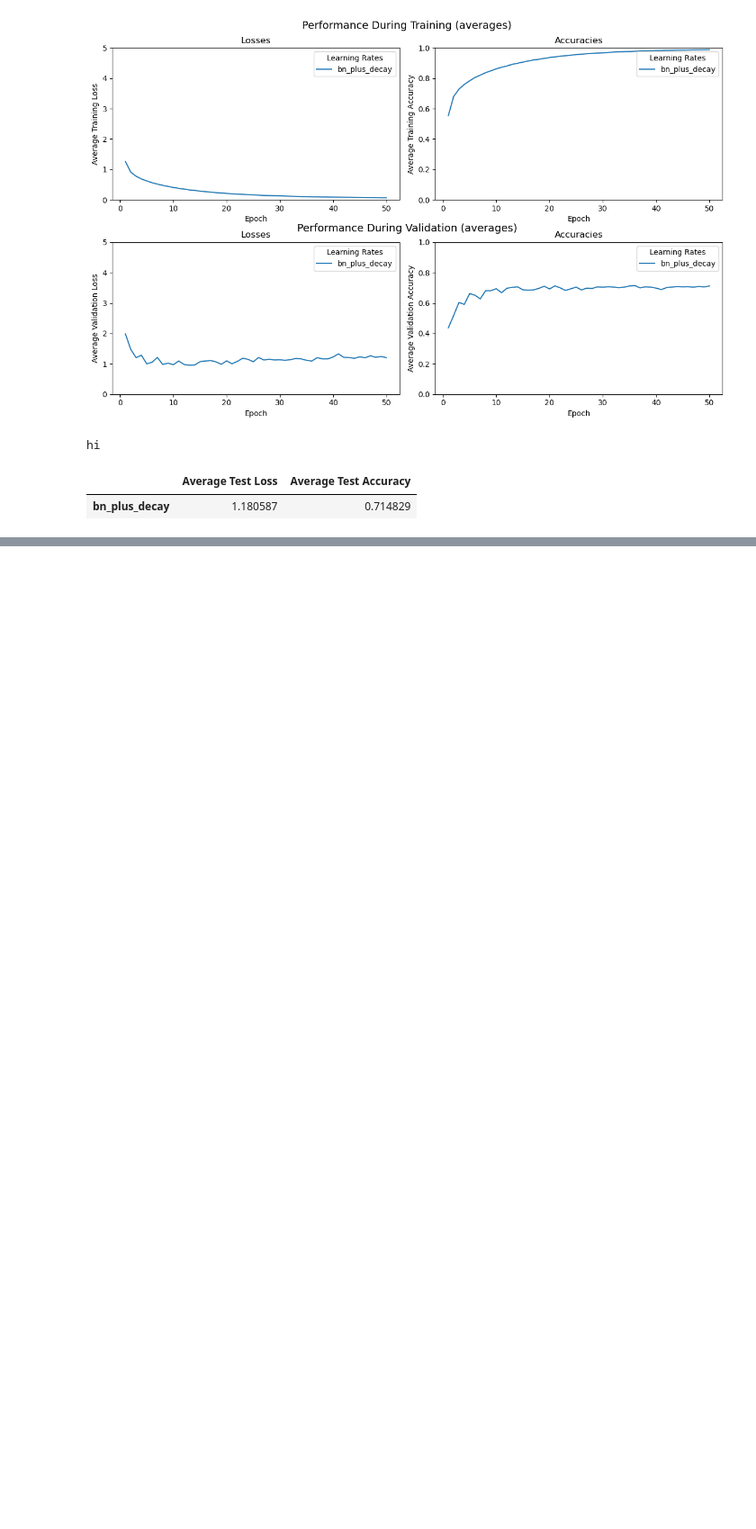
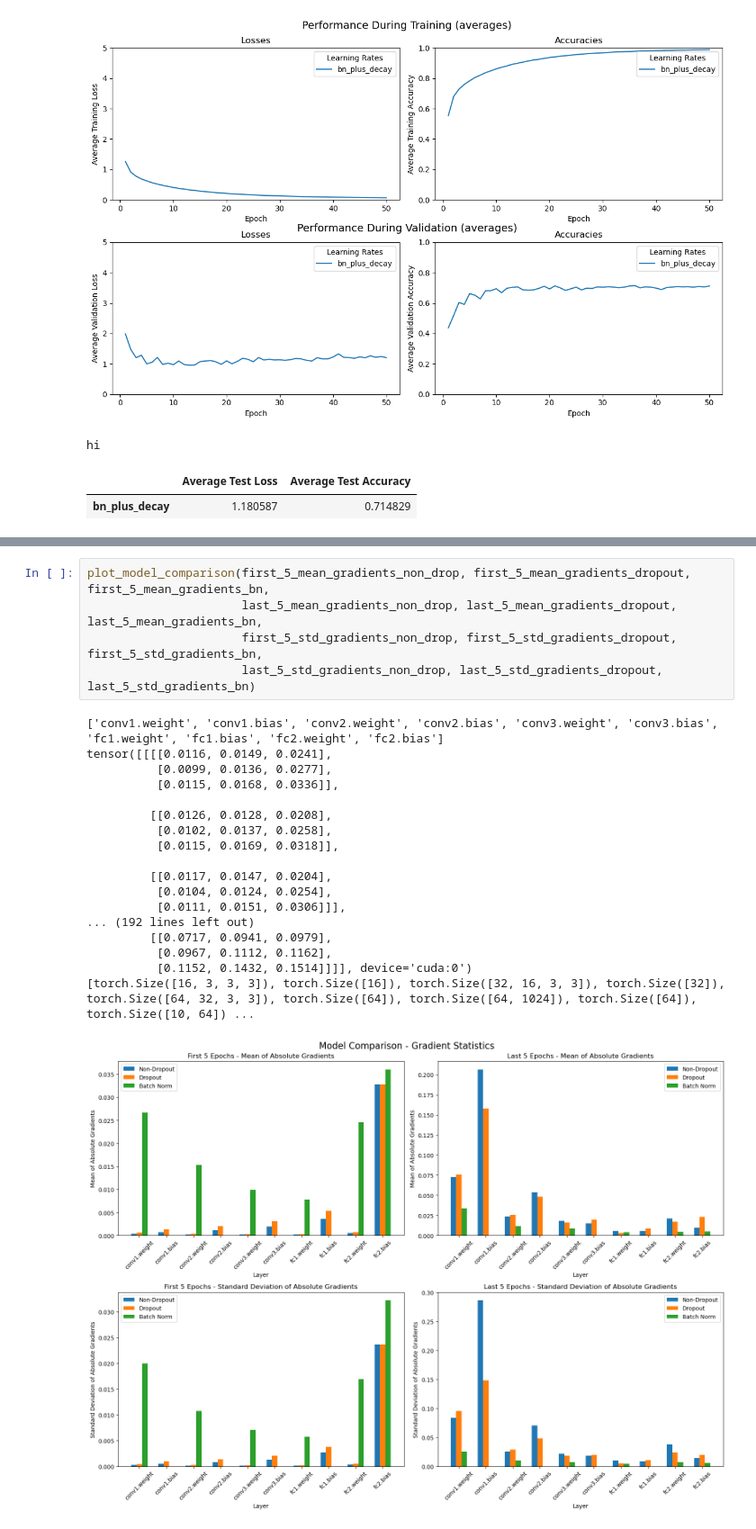
Before and after one commit to raymondfdavey/MSc_2024_NN_ASSESSMENT, a Jupyter notebook: fresh_ex_3.ipynb, the cells around one changed output, grey strips where cells are left out. Shown at 90% size. Drawn from its saved outputs; the diff is of its cells as text; blank space fills up the shorter version.

```diff
--- a/fresh_ex_3.ipynb
+++ b/fresh_ex_3.ipynb
@@ -780,0 +1239,24 @@ hi
+# %%
+plot_model_comparison(first_5_mean_gradients_non_drop, first_5_mean_gradients_dropout, first_5_mean_gradients_bn,
+                      last_5_mean_gradients_non_drop, last_5_mean_gradients_dropout, last_5_mean_gradients_bn,
+                      first_5_std_gradients_non_drop, first_5_std_gradients_dropout, first_5_std_gradients_bn,
+                      last_5_std_gradients_non_drop, last_5_std_gradients_dropout, last_5_std_gradients_bn)
+# %% [output]
+['conv1.weight', 'conv1.bias', 'conv2.weight', 'conv2.bias', 'conv3.weight', 'conv3.bias', 'fc1.weight', 'fc1.bias', 'fc2.weight', 'fc2.bias']
+tensor([[[[0.0116, 0.0149, 0.0241],
+          [0.0099, 0.0136, 0.0277],
+          [0.0115, 0.0168, 0.0336]],
+
+         [[0.0126, 0.0128, 0.0208],
+          [0.0102, 0.0137, 0.0258],
+          [0.0115, 0.0169, 0.0318]],
+
+         [[0.0117, 0.0147, 0.0204],
+          [0.0104, 0.0124, 0.0254],
+          [0.0111, 0.0151, 0.0306]]],
+... (192 lines left out)
+         [[0.0717, 0.0941, 0.0979],
+          [0.0967, 0.1112, 0.1162],
+          [0.1152, 0.1432, 0.1514]]]], device='cuda:0')
+[torch.Size([16, 3, 3, 3]), torch.Size([16]), torch.Size([32, 16, 3, 3]), torch.Size([32]), torch.Size([64, 32, 3, 3]), torch.Size([64]), torch.Size([64, 1024]), torch.Size([64]), torch.Size([10, 64]) ...
+[figure, added]
```
Also changed, not shown: parts of 10 cells of this notebook, 4 other files.
